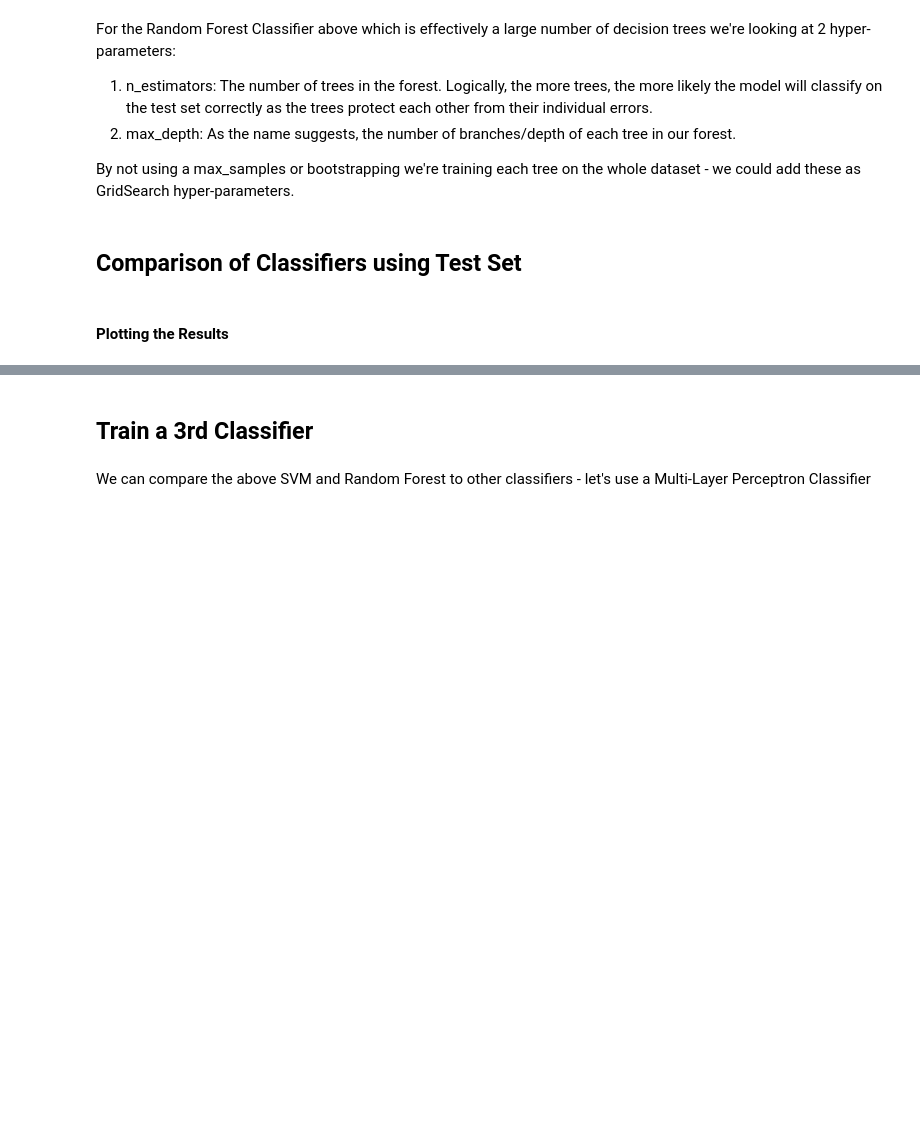
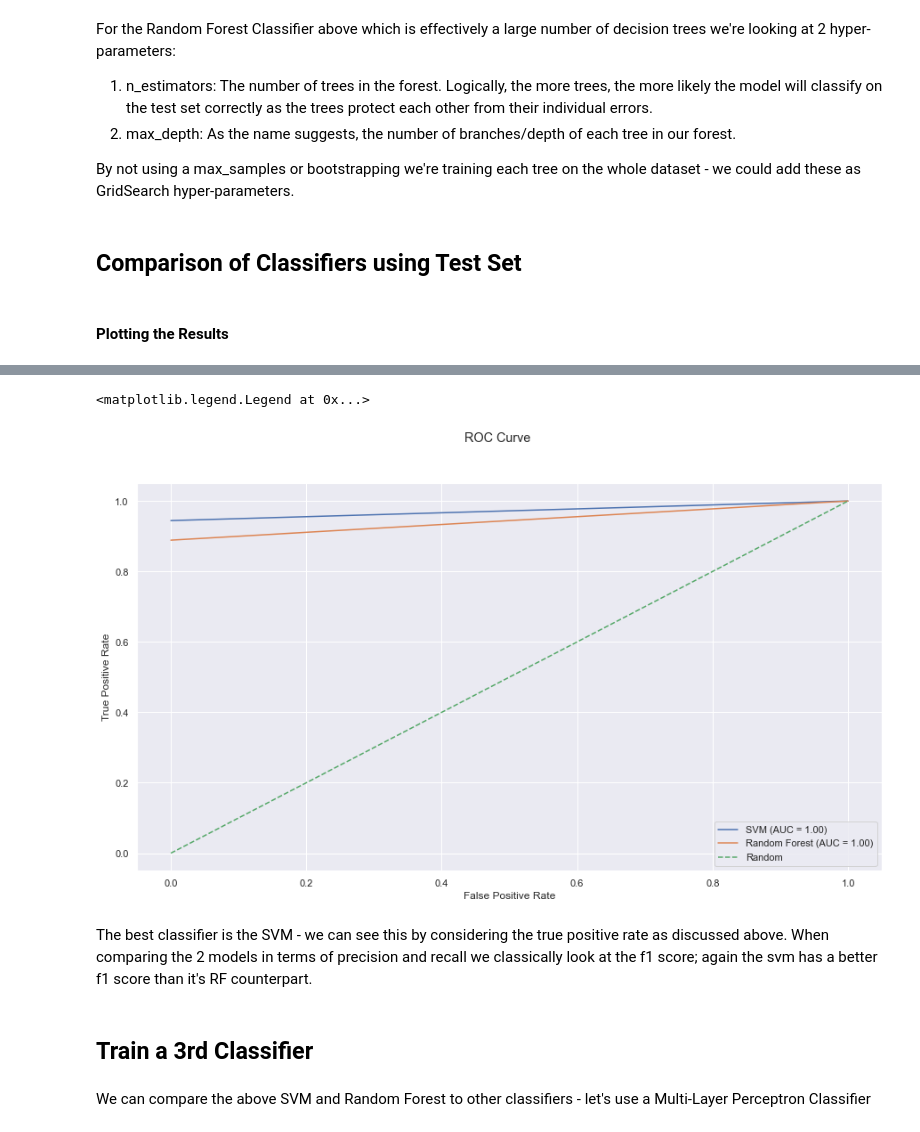
Before and after one commit to darren-king/Classification, a Jupyter notebook: etivity4.ipynb, the cells around one changed output, grey strips where cells are left out. Saved outputs shown, nothing was run; the diff lists cells and outputs as text; code cells hidden in the pictures; blank space fills up the shorter version.

Commit message:
A 3rd Classifier
Addition of a 3rd classifier and discussion on metrics around same.

```diff
--- a/etivity4.ipynb
+++ b/etivity4.ipynb
@@ -312,3 +384,18 @@ When we're measuring the accuracy of a classifier we classically use the followi
+# %%
+# Now we can combine the TPR and FPR for the SVM and RF model and plot them, along with a random model all on the same ROC Curve
+
+plt.plot(df_svm_tpr_fpr.fpr, df_svm_tpr_fpr.tpr, label = "SVM (AUC = %0.2f)" % svm_auc)
+plt.plot(df_rf_tpr_fpr.fpr, df_rf_tpr_fpr.tpr, label = "Random Forest (AUC = %0.2f)" % rf_auc)
+plt.plot([0,1], [0,1], linestyle = 'dashed', label = "Random")
+plt.xlabel("False Positive Rate")
+plt.ylabel("True Positive Rate")
+plt.suptitle("ROC Curve")
+plt.legend()
+# %% [output]
+<matplotlib.legend.Legend at 0x...>
+[figure, added]
+# %% [markdown]
+The best classifier is the SVM - we can see this by considering the true positive rate as discussed above. When comparing the 2 models in terms of precision and recall we classically look at the f1 score; again the svm has a better f1 score than it's RF counterpart.
 # %% [markdown]
 ## Train a 3rd Classifier
 # %% [markdown]
```
Also changed, not shown: parts of 17 cells of this notebook, 1 other file.
